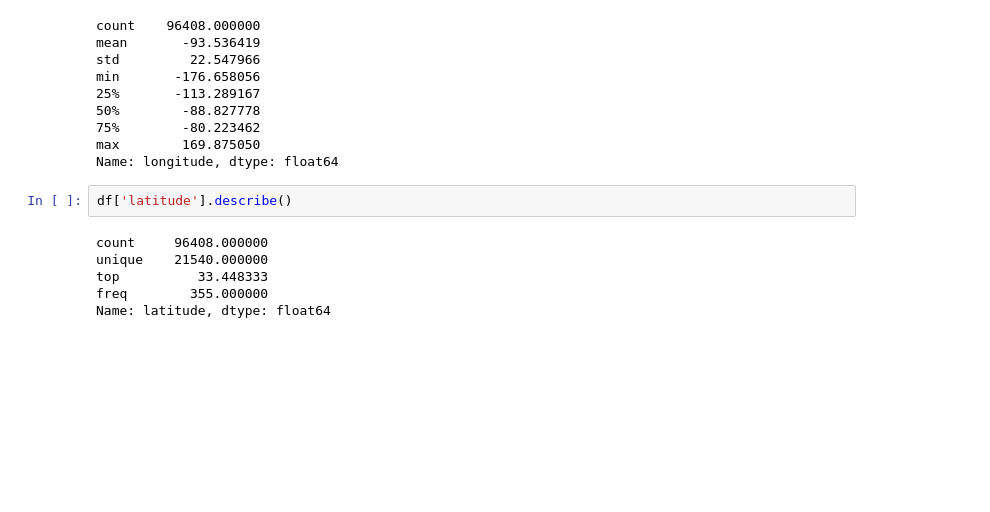
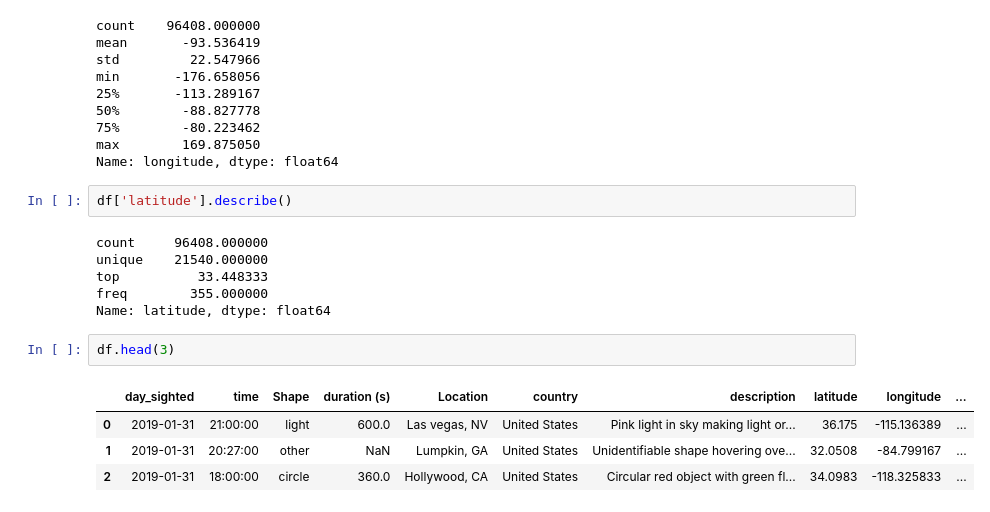
Before and after one commit to MrRutledge/Opendata_Hackathon, a Jupyter notebook: 2. Plotting.ipynb, the cells around one changed output. Drawn from its saved outputs; the diff is of its cells as text; blank space fills up the shorter version.

```diff
--- a/2. Plotting.ipynb
+++ b/2. Plotting.ipynb
@@ -481,3 +478,10 @@ unique    21540.000000
 top          33.448333
 freq        355.000000
 Name: latitude, dtype: float64
+# %%
+df.head(3)
+# %% [output]
+|  | day_sighted | time | Shape | duration (s) | Location | country | description | latitude | longitude | ... |
+| 0 | 2019-01-31 | 21:00:00 | light | 600.0 | Las vegas, NV | United States | Pink light in sky making light or... | 36.175 | -115.136389 | ... |
+| 1 | 2019-01-31 | 20:27:00 | other | NaN | Lumpkin, GA | United States | Unidentifiable shape hovering ove... | 32.0508 | -84.799167 | ... |
+| 2 | 2019-01-31 | 18:00:00 | circle | 360.0 | Hollywood, CA | United States | Circular red object with green fl... | 34.0983 | -118.325833 | ... |
```
Also changed, not shown: parts of 8 cells of this notebook, 1 other file.
